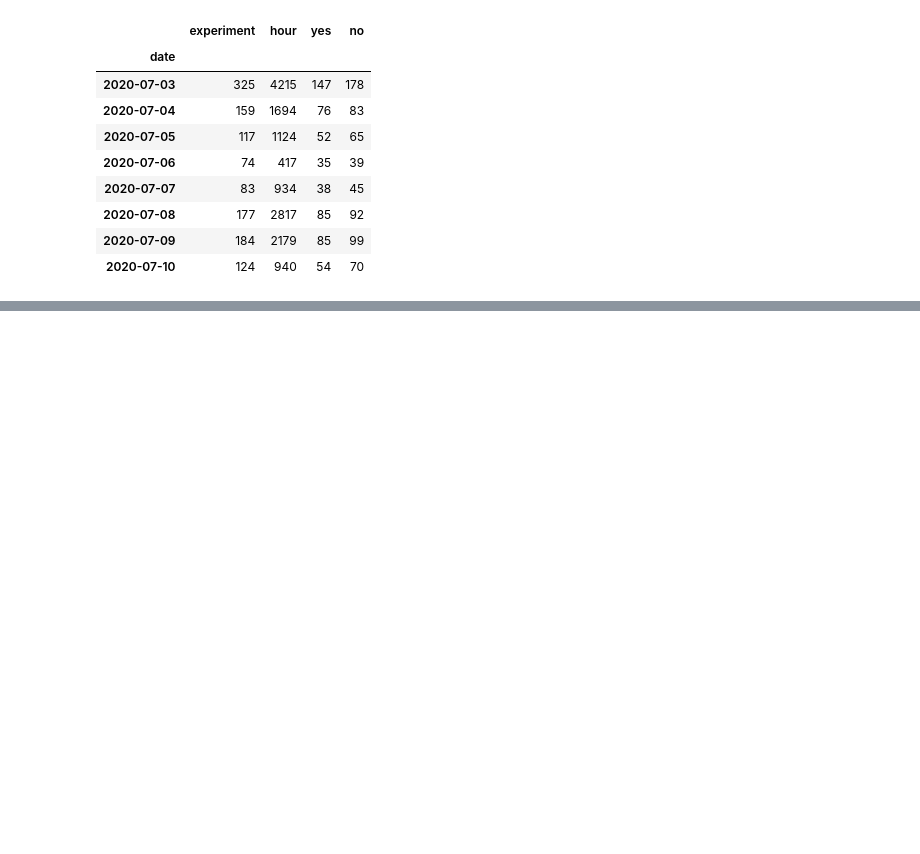
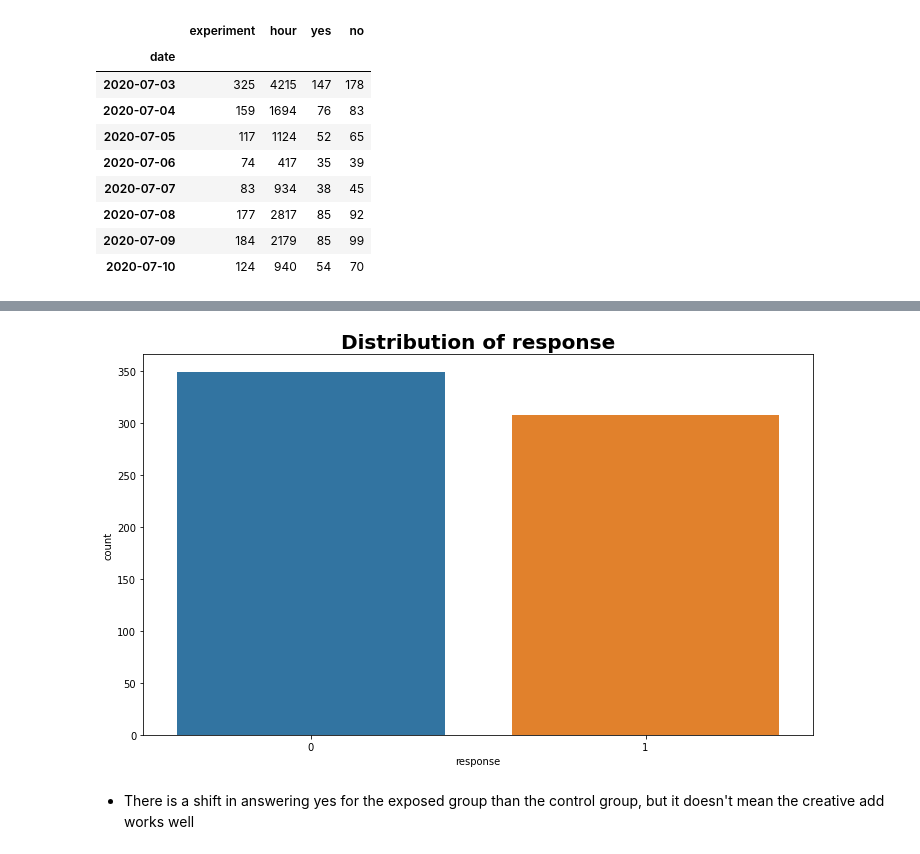
Before and after one commit to toussyn/abtest-mlops, a Jupyter notebook: notebooks/exploratory_data_analysis.ipynb, the cells around one changed output, grey strips where cells are left out. Drawn from its saved outputs; the diff is of its cells as text; code cells hidden in the pictures; blank space fills up the shorter version.

```diff
--- a/notebooks/exploratory_data_analysis.ipynb
+++ b/notebooks/exploratory_data_analysis.ipynb
@@ -335,0 +373,9 @@ date_group_df
+# %%
+# removing yes and no columns and replace it with response
+# yes = 1 and No = 0
+df1 = exposed_df[exposed_df['yes'] == 1].drop(['yes','no'], axis = 1)
+df1['response'] = 1
+df2 = exposed_df[exposed_df['no'] == 1].drop(['yes','no'], axis = 1)
+df2['response'] = 0
+exposed_plot_df = df1.append(df2).reset_index(drop=True)
+exposed_plot_df.head(5)
@@ -335,0 +414,7 @@ date_group_df
+# %%
+# yes and no response for exposed group
+visualization.plot_count(exposed_plot_df, 'response')
+# %% [output]
+[figure, added]
+# %% [markdown]
+* There is a shift in answering yes for the exposed group than the control group, but it doesn't mean the creative add works well
```
Also changed, not shown: parts of 7 cells of this notebook.
